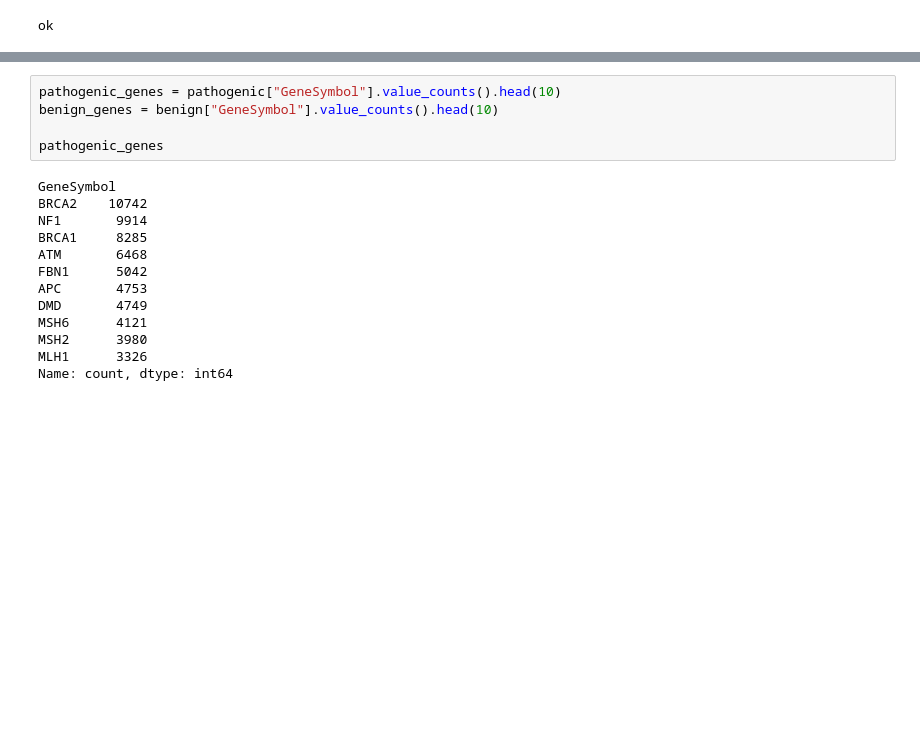
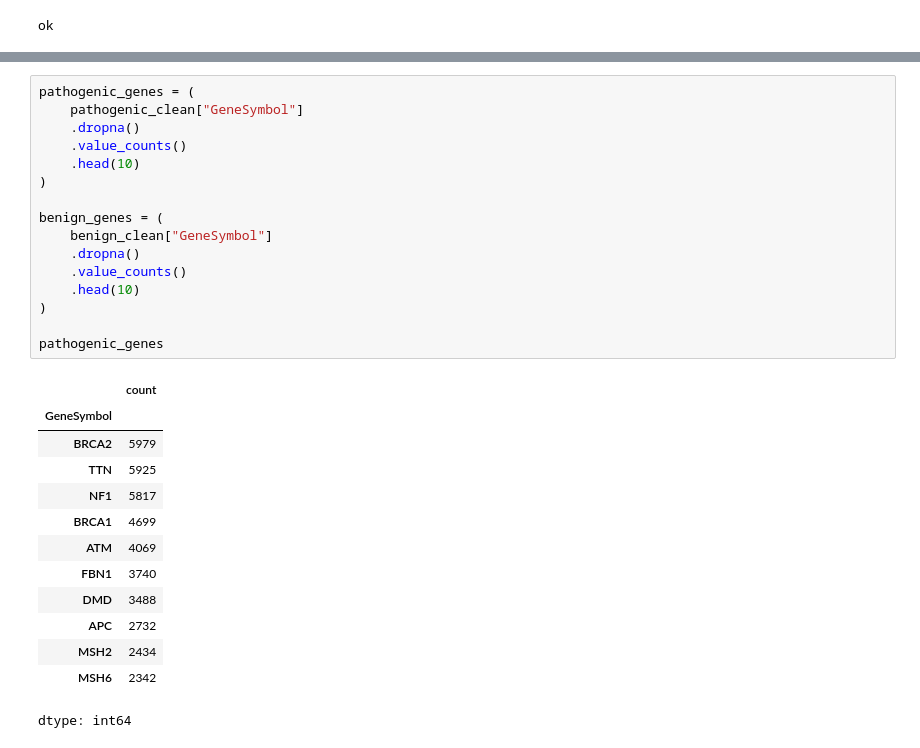
Before and after one commit to JukkaMK/clinvar-pathogenicity-analysis, a Jupyter notebook: notebook/01_pathogenicity_analysis.ipynb, the cells around one changed output, grey strips where cells are left out. Saved outputs shown, nothing was run; the diff lists cells and outputs as text; blank space fills up the shorter version.

```diff
--- a/notebook/01_pathogenicity_analysis.ipynb
+++ b/notebook/01_pathogenicity_analysis.ipynb
@@ -44,21 +87,33 @@ Benign: 554593
 # %%
-pathogenic_genes = pathogenic["GeneSymbol"].value_counts().head(10)
-benign_genes = benign["GeneSymbol"].value_counts().head(10)
+pathogenic_genes = (
+    pathogenic_clean["GeneSymbol"]
+    .dropna()
+    .value_counts()
+    .head(10)
+)
+
+benign_genes = (
+    benign_clean["GeneSymbol"]
+    .dropna()
+    .value_counts()
+    .head(10)
+)
 
 pathogenic_genes
 # %% [output]
+|  | count |
+| GeneSymbol |  |
+| BRCA2 | 5979 |
+| TTN | 5925 |
+| NF1 | 5817 |
+| BRCA1 | 4699 |
+| ATM | 4069 |
+| FBN1 | 3740 |
+| DMD | 3488 |
+| APC | 2732 |
+| MSH2 | 2434 |
+| MSH6 | 2342 |
-GeneSymbol
-BRCA2    10742
-NF1       9914
-BRCA1     8285
-ATM       6468
-FBN1      5042
-APC       4753
-DMD       4749
-MSH6      4121
-MSH2      3980
-MLH1      3326
-Name: count, dtype: int64
+dtype: int64
 # %%
 import matplotlib.pyplot as plt
 import os
```
Also changed, not shown: parts of 11 cells of this notebook.
